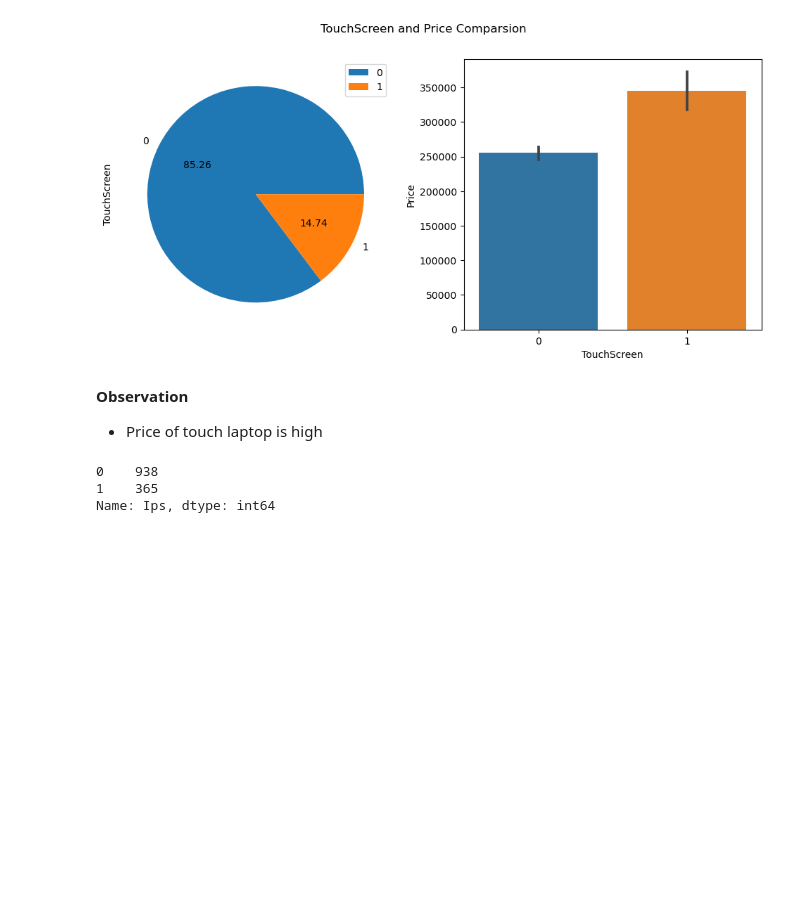
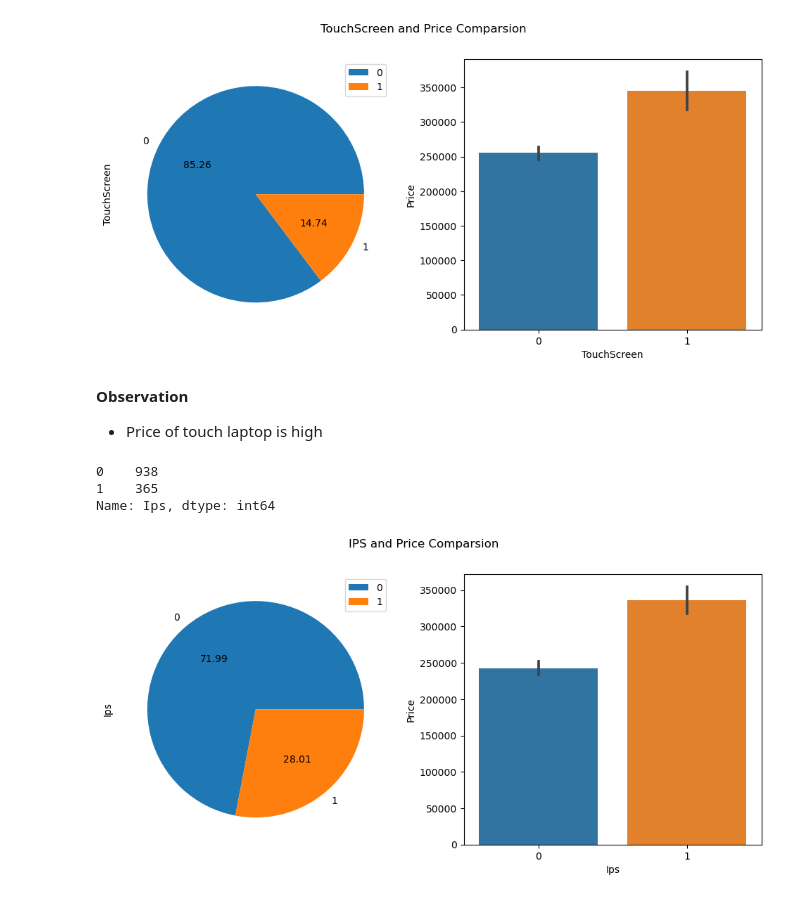
Before and after one commit to Sialsanwal/Data-Science, a Jupyter notebook: Laptop Price/Feature engineering and Modeling.ipynb, the cells around one changed output. Saved outputs shown, nothing was run; the diff lists cells and outputs as text; code cells hidden in the pictures; blank space fills up the shorter version.

```diff
--- a/Laptop Price/Feature engineering and Modeling.ipynb
+++ b/Laptop Price/Feature engineering and Modeling.ipynb
@@ -164,9 +164,11 @@ Name: Ips, dtype: int64
 # %%
 plt.figure(figsize=(12,5))
 plt.suptitle("IPS and Price Comparsion")
 plt.subplot(1,2,1)
 df.Ips.value_counts().plot(kind='pie',autopct='%.2f')
 plt.legend()
 plt.subplot(1,2,2)
-sns.barplot(data=df,x=df.I,y=df.Price)
+sns.barplot(data=df,x=df.Ips,y=df.Price)
 plt.show()
+# %% [output]
+[figure, added]
```
Also changed, not shown: parts of 4 cells of this notebook.
